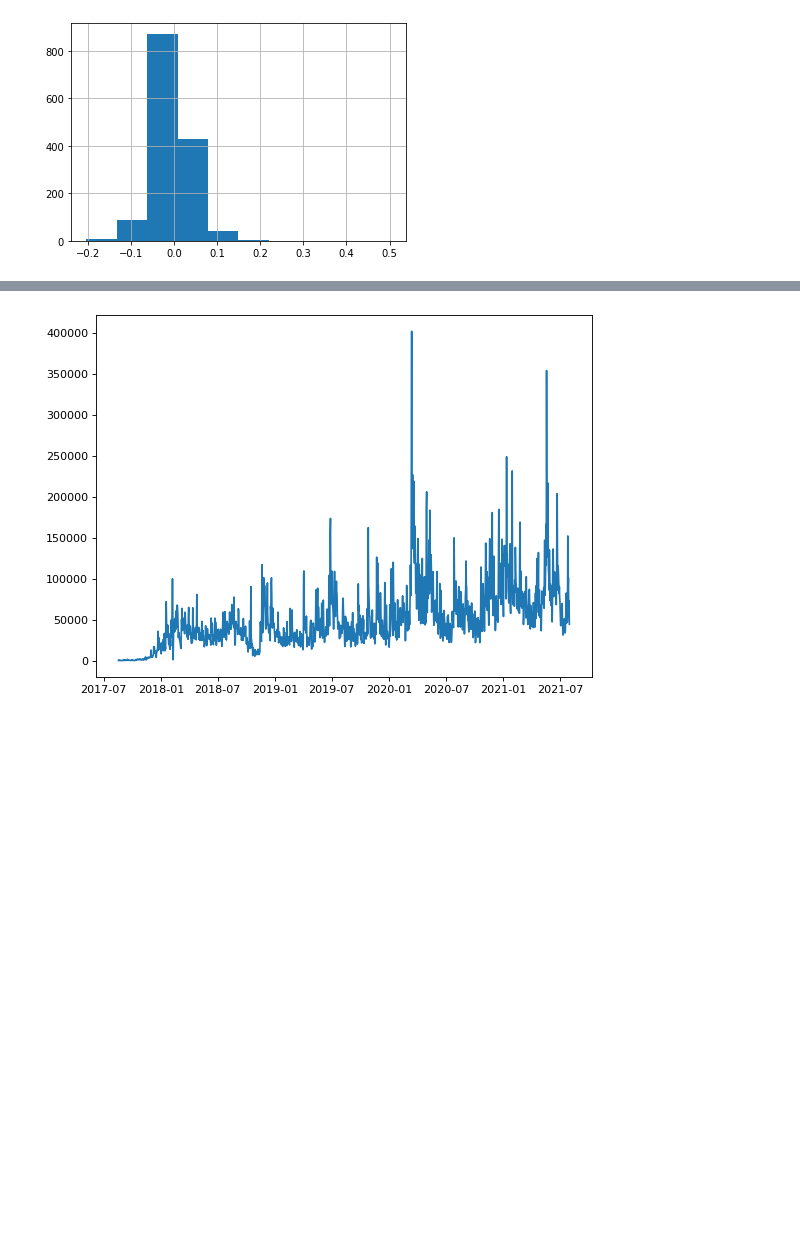
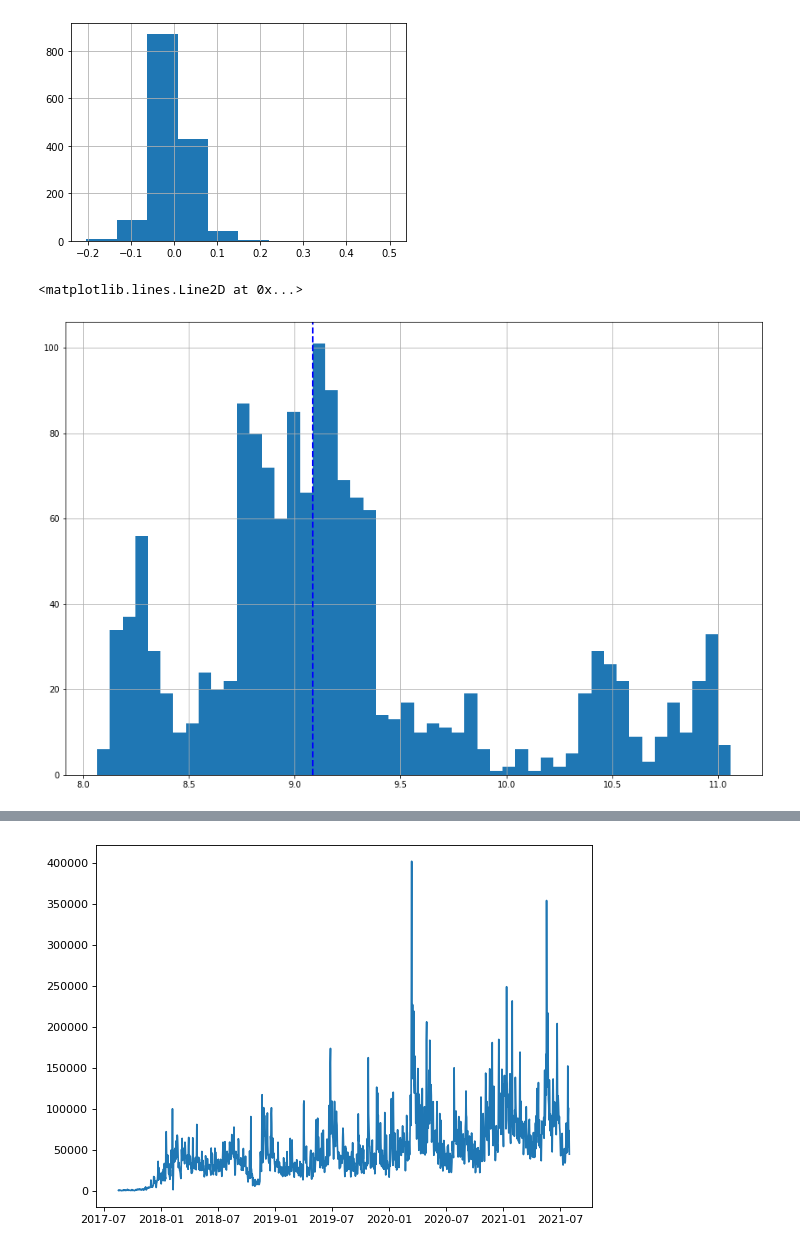
Before and after one commit to zachHFT/Optimal-Cryptocurrency-Trading-Strategies, a Jupyter notebook: eda.ipynb, the cells around one changed output, grey strips where cells are left out. Saved outputs shown, nothing was run; the diff lists cells and outputs as text; code cells hidden in the pictures; blank space fills up the shorter version.

```diff
--- a/eda.ipynb
+++ b/eda.ipynb
@@ -132,4 +130,9 @@ df['opclN'].hist()
 # %% [output]
 <AxesSubplot:>
 [figure]
+# %%
+df['open'].hist(bins=50, figsize=(15,10)).axvline(df['open'].median(), color='b', linestyle='dashed', linewidth=2)
+# %% [output]
+<matplotlib.lines.Line2D at 0x...>
+[figure, added]
 # %%
```
Also changed, not shown: parts of 11 cells of this notebook.
